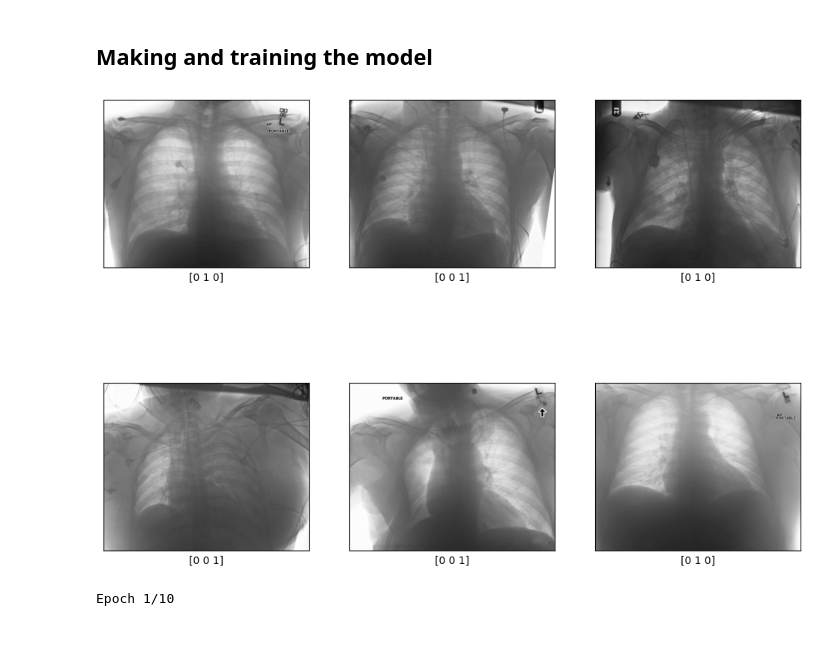
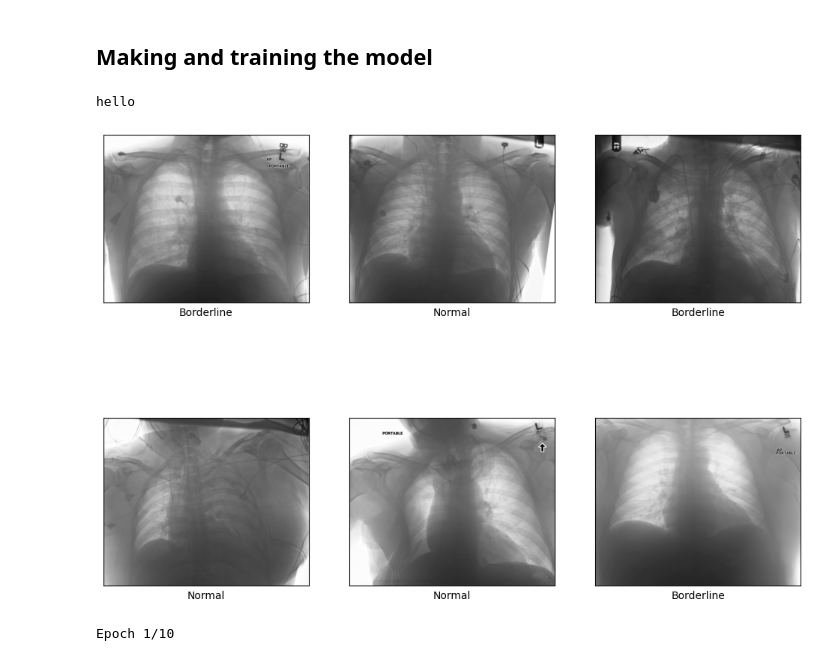
Before and after one commit to EmKelsall/ADS2002---Catheter-Placement-Project, a Jupyter notebook: InitialModel.ipynb, the cells around one changed output. Cells and saved outputs as stored; diff of their text form; code cells hidden in the pictures.

Commit message:
added proper xlabels

```diff
--- a/InitialModel.ipynb
+++ b/InitialModel.ipynb
@@ -32,13 +26,12 @@ FileIDs = []
 #getting the first 100 images
 for i in range(100):
   #Making sure the images are the same pixel size
-  num_pixels = get_num_pixels(f"/content/drive/MyDrive/ADS2002-Project-CatheterPlacement/Data/train/{filenames[i]}")
-  if num_pixels == (2500, 2048):
+  img = plt.imread(f"/content/drive/MyDrive/ADS2002-Project-CatheterPlacement/Data/train/{filenames[i]}")
+  img_shape = img.shape
+
+  if img_shape == (2048, 2500):
     #Save filename for later
     FileIDs.append(filenames[i])
-
-    #obtain image pixels
-    img = plt.imread(f"/content/drive/MyDrive/ADS2002-Project-CatheterPlacement/Data/train/{filenames[i]}")
 
     #add extra dimension so we can concatenate
     img = np.expand_dims(img,(0))
@@ -94,19 +87,37 @@ train_labels_df = train_labels_df.reindex(UID)
 train_labels = train_labels_df.values
 # %% [markdown]
 ## Making and training the model
+# %%
+if np.all(train_labels[1] == [0,0,1]):
+  print('hello')
+# %% [output]
+hello
+# %%
+def get_allignment(labels):
+  result = ""
+  if np.any(labels == [2,2,1]):
+    result += "Normal"
+
+  elif np.any(labels == [2,1,2]):
+    result += "Borderline"
+
+  elif np.any(labels == [1,2,2]):
+    result += "Abnormal"
+
+  return result
 # %%
 #displaying 6 of the images in the train_imgs array
 plt.figure(figsize=(12,9))
 for i in range(6):
   plt.subplot(2,3,i+1)
   plt.xticks([])
   plt.yticks([])
   plt.grid(False)
   plt.imshow(train_imgs[i], cmap=plt.cm.binary)
-  plt.xlabel(train_labels[i])
+  plt.xlabel(get_allignment(train_labels[i]))
 plt.show()
 # %% [output]
-[figure, old version]
+[figure, new version]
 # %%
 #initiating the model
 model = tf.keras.Sequential([
```
Also changed, not shown: parts of 1 cell of this notebook.
